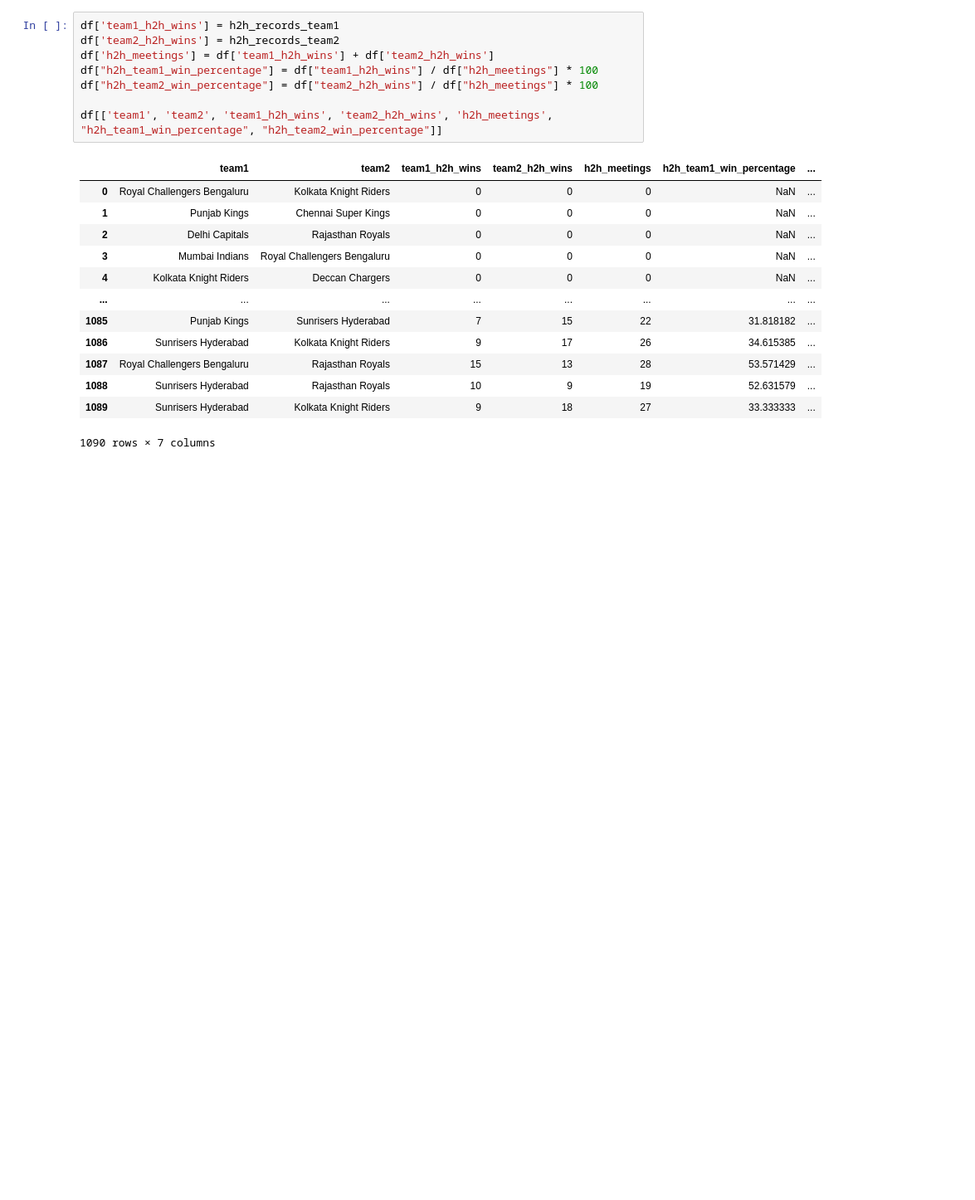
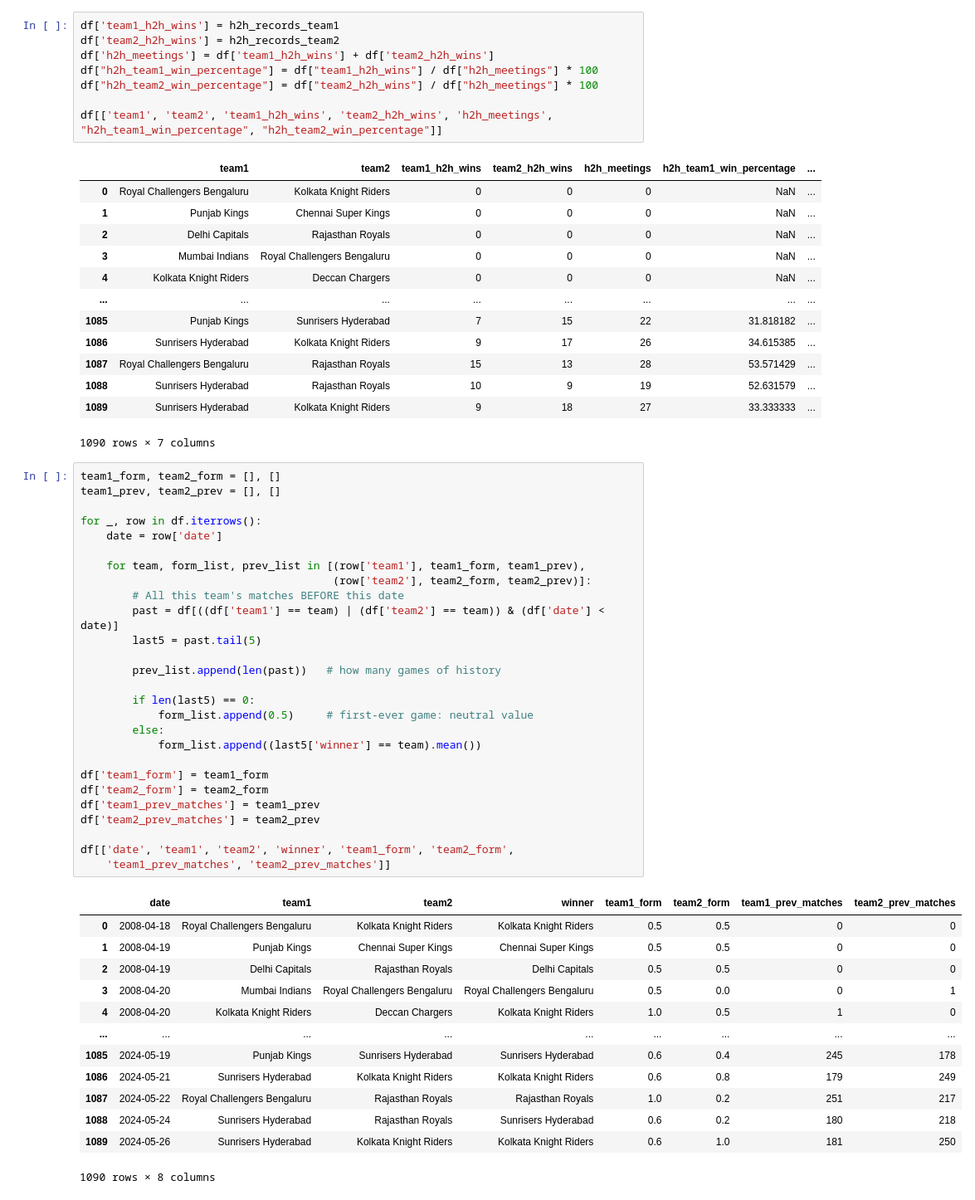
Before and after one commit to modias/ipl-match-winner-prediction, a Jupyter notebook: ipl_match_prediction.ipynb, the cells around one changed output. Shown at 83% size. Cells and saved outputs as stored; diff of their text form; blank space fills up the shorter version.

```diff
--- a/ipl_match_prediction.ipynb
+++ b/ipl_match_prediction.ipynb
@@ -155,3 +157,44 @@ df[['team1', 'team2', 'team1_h2h_wins', 'team2_h2h_wins', 'h2h_meetings', "h2h_t
 | 1088 | Sunrisers Hyderabad | Rajasthan Royals | 10 | 9 | 19 | 52.631579 | ... |
 | 1089 | Sunrisers Hyderabad | Kolkata Knight Riders | 9 | 18 | 27 | 33.333333 | ... |
 1090 rows × 7 columns
+# %%
+team1_form, team2_form = [], []
+team1_prev, team2_prev = [], []
+
+for _, row in df.iterrows():
+    date = row['date']
+
+    for team, form_list, prev_list in [(row['team1'], team1_form, team1_prev),
+                                       (row['team2'], team2_form, team2_prev)]:
+        # All this team's matches BEFORE this date
+        past = df[((df['team1'] == team) | (df['team2'] == team)) & (df['date'] < date)]
+        last5 = past.tail(5)
+
+        prev_list.append(len(past))   # how many games of history
+
+        if len(last5) == 0:
+            form_list.append(0.5)     # first-ever game: neutral value
+        else:
+            form_list.append((last5['winner'] == team).mean())
+
+df['team1_form'] = team1_form
+df['team2_form'] = team2_form
+df['team1_prev_matches'] = team1_prev
+df['team2_prev_matches'] = team2_prev
+
+df[['date', 'team1', 'team2', 'winner', 'team1_form', 'team2_form',
+    'team1_prev_matches', 'team2_prev_matches']]
+# %% [output]
+|  | date | team1 | team2 | winner | team1_form | team2_form | team1_prev_matches | team2_prev_matches |
+| 0 | 2008-04-18 | Royal Challengers Bengaluru | Kolkata Knight Riders | Kolkata Knight Riders | 0.5 | 0.5 | 0 | 0 |
+| 1 | 2008-04-19 | Punjab Kings | Chennai Super Kings | Chennai Super Kings | 0.5 | 0.5 | 0 | 0 |
+| 2 | 2008-04-19 | Delhi Capitals | Rajasthan Royals | Delhi Capitals | 0.5 | 0.5 | 0 | 0 |
+| 3 | 2008-04-20 | Mumbai Indians | Royal Challengers Bengaluru | Royal Challengers Bengaluru | 0.5 | 0.0 | 0 | 1 |
+| 4 | 2008-04-20 | Kolkata Knight Riders | Deccan Chargers | Kolkata Knight Riders | 1.0 | 0.5 | 1 | 0 |
+| ... | ... | ... | ... | ... | ... | ... | ... | ... |
+| 1085 | 2024-05-19 | Punjab Kings | Sunrisers Hyderabad | Sunrisers Hyderabad | 0.6 | 0.4 | 245 | 178 |
+| 1086 | 2024-05-21 | Sunrisers Hyderabad | Kolkata Knight Riders | Kolkata Knight Riders | 0.6 | 0.8 | 179 | 249 |
+| 1087 | 2024-05-22 | Royal Challengers Bengaluru | Rajasthan Royals | Rajasthan Royals | 1.0 | 0.2 | 251 | 217 |
+| 1088 | 2024-05-24 | Sunrisers Hyderabad | Rajasthan Royals | Sunrisers Hyderabad | 0.6 | 0.2 | 180 | 218 |
+| 1089 | 2024-05-26 | Sunrisers Hyderabad | Kolkata Knight Riders | Kolkata Knight Riders | 0.6 | 1.0 | 181 | 250 |
+1090 rows × 8 columns
```
Also changed, not shown: parts of 4 cells of this notebook.
